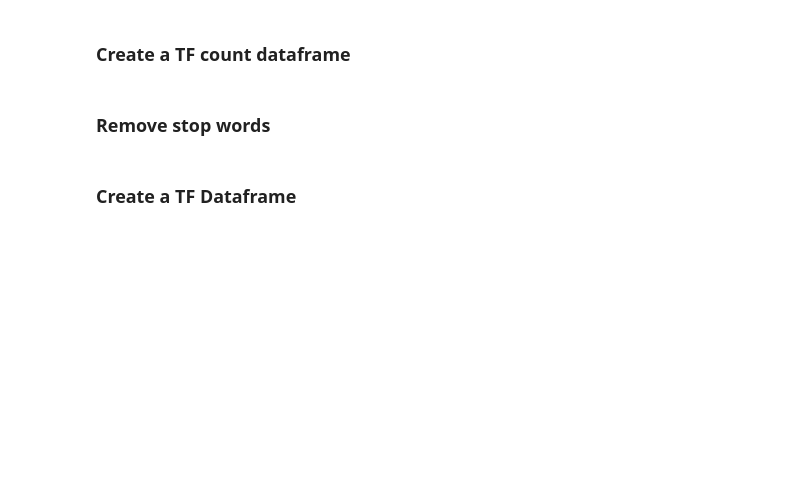
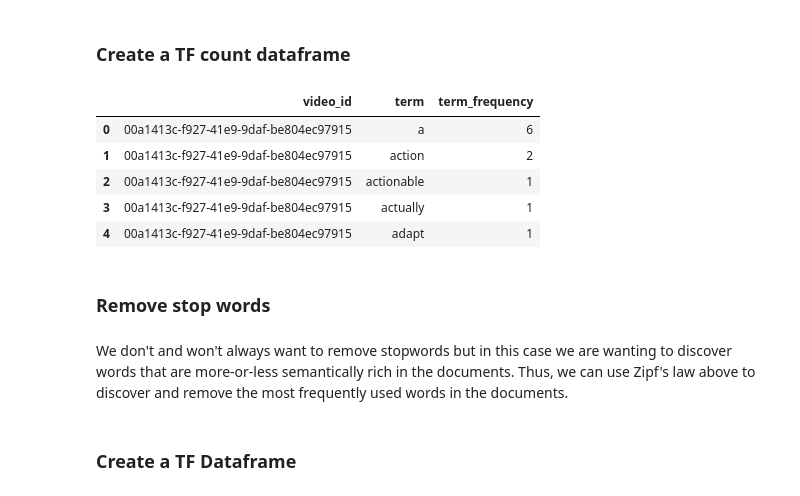
Before and after one commit to JamesMTucker/DATA_340_NLP, a Jupyter notebook: Fall_2023/notebooks/02_Properties_of_Langauge.ipynb, the cells around one changed output. Cells and saved outputs as stored; diff of their text form; code cells hidden in the pictures; blank space fills up the shorter version.

```diff
--- a/Fall_2023/notebooks/02_Properties_of_Langauge.ipynb
+++ b/Fall_2023/notebooks/02_Properties_of_Langauge.ipynb
@@ -498,17 +570,28 @@ token_df.head()
 ### Create a TF count dataframe
 # %%
 # create a word frequency dataframe
+# pandas dot notation
+
 term_frequency = (token_df
                   .groupby(by=['video_id', 'tokens'])
                   .agg({'tokens': 'count'})
                   .rename(columns={'tokens': 'term_frequency'})
                   .reset_index()
                   .rename(columns={'tokens': 'term'})
                  )
 
-term_frequency
+term_frequency.head()
+# %% [output]
+|  | video_id | term | term_frequency |
+| 0 | 00a1413c-f927-41e9-9daf-be804ec97915 | a | 6 |
+| 1 | 00a1413c-f927-41e9-9daf-be804ec97915 | action | 2 |
+| 2 | 00a1413c-f927-41e9-9daf-be804ec97915 | actionable | 1 |
+| 3 | 00a1413c-f927-41e9-9daf-be804ec97915 | actually | 1 |
+| 4 | 00a1413c-f927-41e9-9daf-be804ec97915 | adapt | 1 |
 # %% [markdown]
 ### Remove stop words
+# %% [markdown]
+We don't and won't always want to remove stopwords but in this case we are wanting to discover words that are more-or-less semantically rich in the documents. Thus, we can use Zipf's law above to discover and remove the most frequently used words in the documents.
 # %%
 # we aren't so interested in stop words
 stop_words = ['i', 'me', 'my', 'myself', 'we', 'our', 'ours', 'ourselves', 'you', 'your', 'yours', 'yourself', 'yourselves', 'he', 'him', 'his', 'himself', 'she', 'her', 'hers',
```
Also changed, not shown: parts of 24 cells of this notebook.
